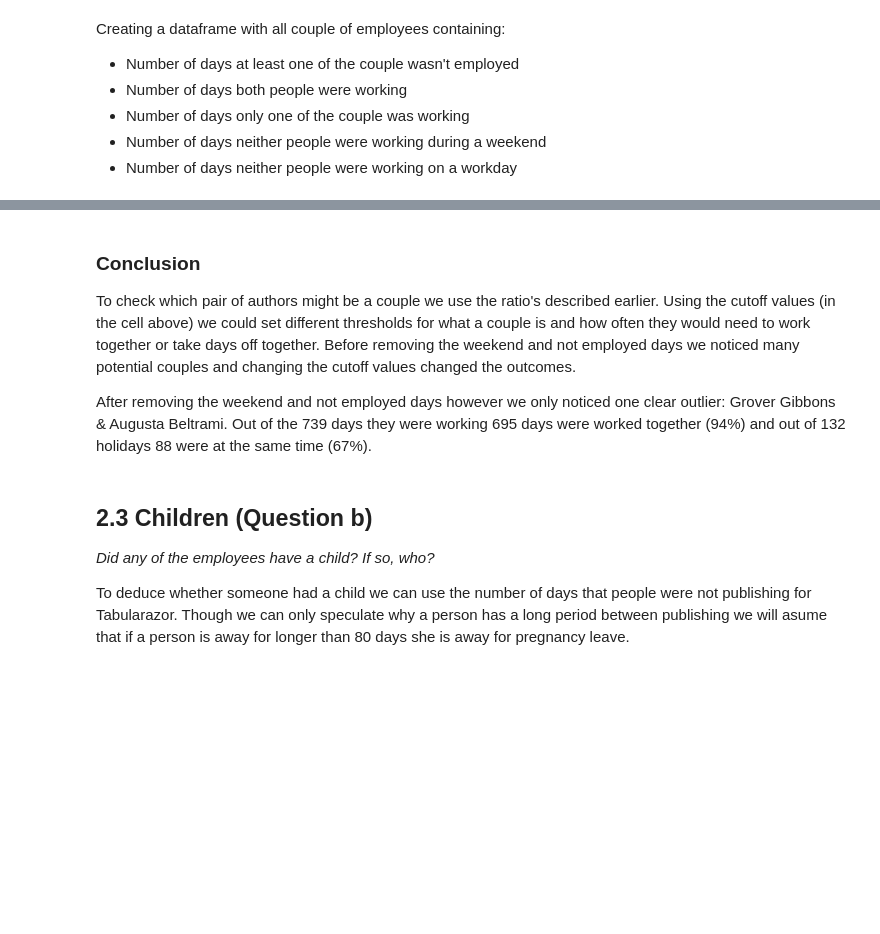
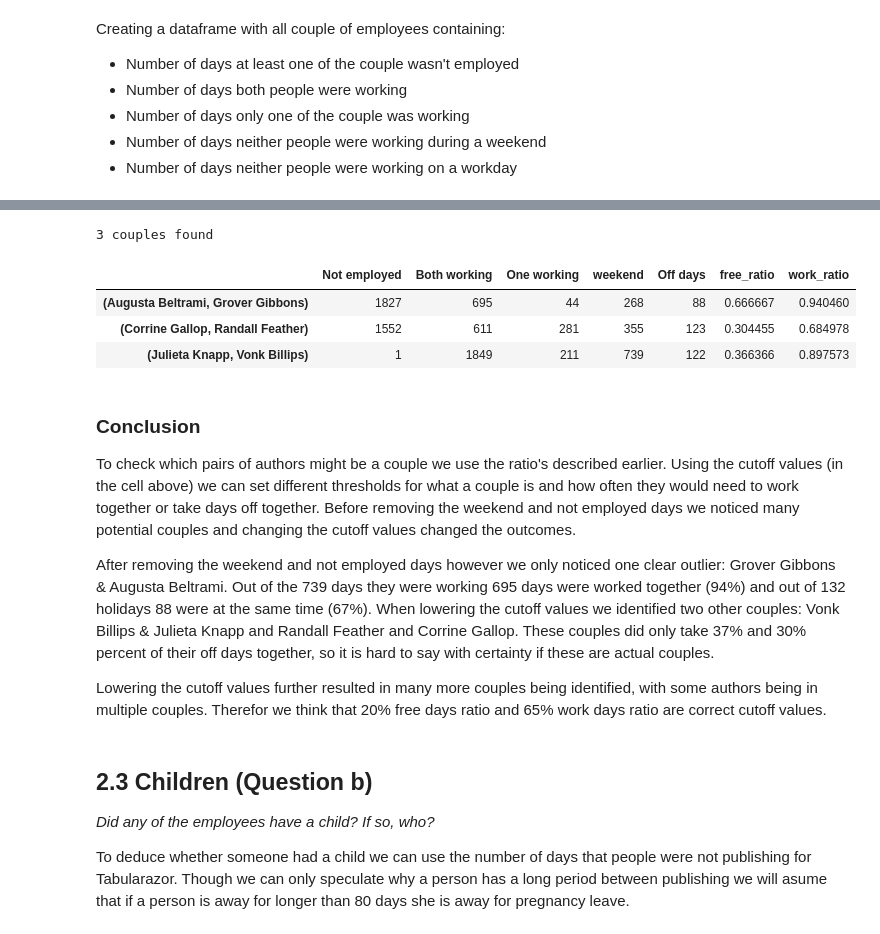
Before and after one commit to eboateng/FoDA, a Jupyter notebook: Assignment 3/Assignment 3.ipynb, the cells around one changed output, grey strips where cells are left out. Saved outputs shown, nothing was run; the diff lists cells and outputs as text; code cells hidden in the pictures; blank space fills up the shorter version.

```diff
--- a/Assignment 3/Assignment 3.ipynb
+++ b/Assignment 3/Assignment 3.ipynb
@@ -426,25 +434,33 @@ axs[1].set(xlabel='ratio', ylabel='=Frequency',
 # %%
 couples = []
 
 #Cutoff values:
-free_ratio = 0.5
-work_ratio = 0.5
+free_ratio_cutoff = 0.2
+work_ratio_cutoff = 0.65
 
 #Add couples with ratio's higher than the cutoff values
 for potential_couple in couples_df.iterrows():
-    if potential_couple[1]['free_ratio'] >= free_ratio and potential_couple[1]['work_ratio'] >= work_ratio:
+    if potential_couple[1]['free_ratio'] >= free_ratio_cutoff and potential_couple[1]['work_ratio'] >= work_ratio_cutoff:
         couples.append(potential_couple[0])
 
-print(len(couples))
+print(str(len(couples)) + " couples found")
 
-temp_df = couples_df.loc[couples]
+selected_couples_df = couples_df.loc[couples]
 
-temp_df
+selected_couples_df
+# %% [output]
+3 couples found
+|  | Not employed | Both working | One working | weekend | Off days | free_ratio | work_ratio |
+| (Augusta Beltrami, Grover Gibbons) | 1827 | 695 | 44 | 268 | 88 | 0.666667 | 0.940460 |
+| (Corrine Gallop, Randall Feather) | 1552 | 611 | 281 | 355 | 123 | 0.304455 | 0.684978 |
+| (Julieta Knapp, Vonk Billips) | 1 | 1849 | 211 | 739 | 122 | 0.366366 | 0.897573 |
 # %% [markdown]
 ### Conclusion
-To check which pair of authors might be a couple we use the ratio's described earlier. Using the cutoff values (in the cell above) we could set different thresholds for what a couple is and how often they would need to work together or take days off together. Before removing the weekend and not employed days we noticed many potential couples and changing the cutoff values changed the outcomes.
+To check which pairs of authors might be a couple we use the ratio's described earlier. Using the cutoff values (in the cell above) we can set different thresholds for what a couple is and how often they would need to work together or take days off together. Before removing the weekend and not employed days we noticed many potential couples and changing the cutoff values changed the outcomes.
 
-After removing the weekend and not employed days however we only noticed one clear outlier: Grover Gibbons & Augusta Beltrami. Out of the 739 days they were working 695 days were worked together (94%) and out of 132 holidays 88 were at the same time (67%).
+After removing the weekend and not employed days however we only noticed one clear outlier: Grover Gibbons & Augusta Beltrami. Out of the 739 days they were working 695 days were worked together (94%) and out of 132 holidays 88 were at the same time (67%). When lowering the cutoff values we identified two other couples: Vonk Billips & Julieta Knapp and Randall Feather and Corrine Gallop. These couples did only take 37% and 30% percent of their off days together, so it is hard to say with certainty if these are actual couples.
+
+Lowering the cutoff values further resulted in many more couples being identified, with some authors being in multiple couples. Therefor we think that 20% free days ratio and 65% work days ratio are correct cutoff values.
 # %% [markdown]
 ## 2.3 Children (Question b)
 *Did any of the employees have a child? If so, who?*
```
Also changed, not shown: parts of 28 cells of this notebook.
